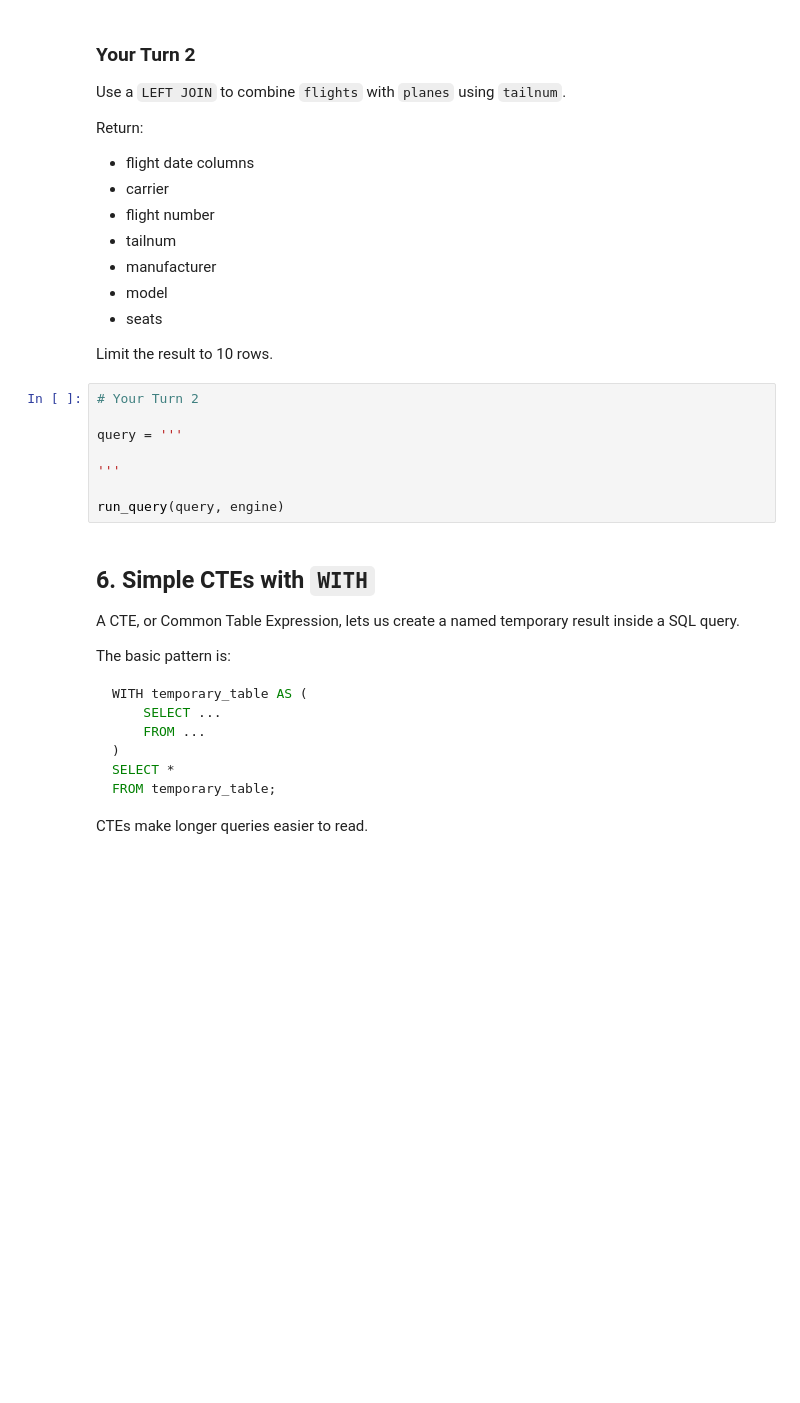
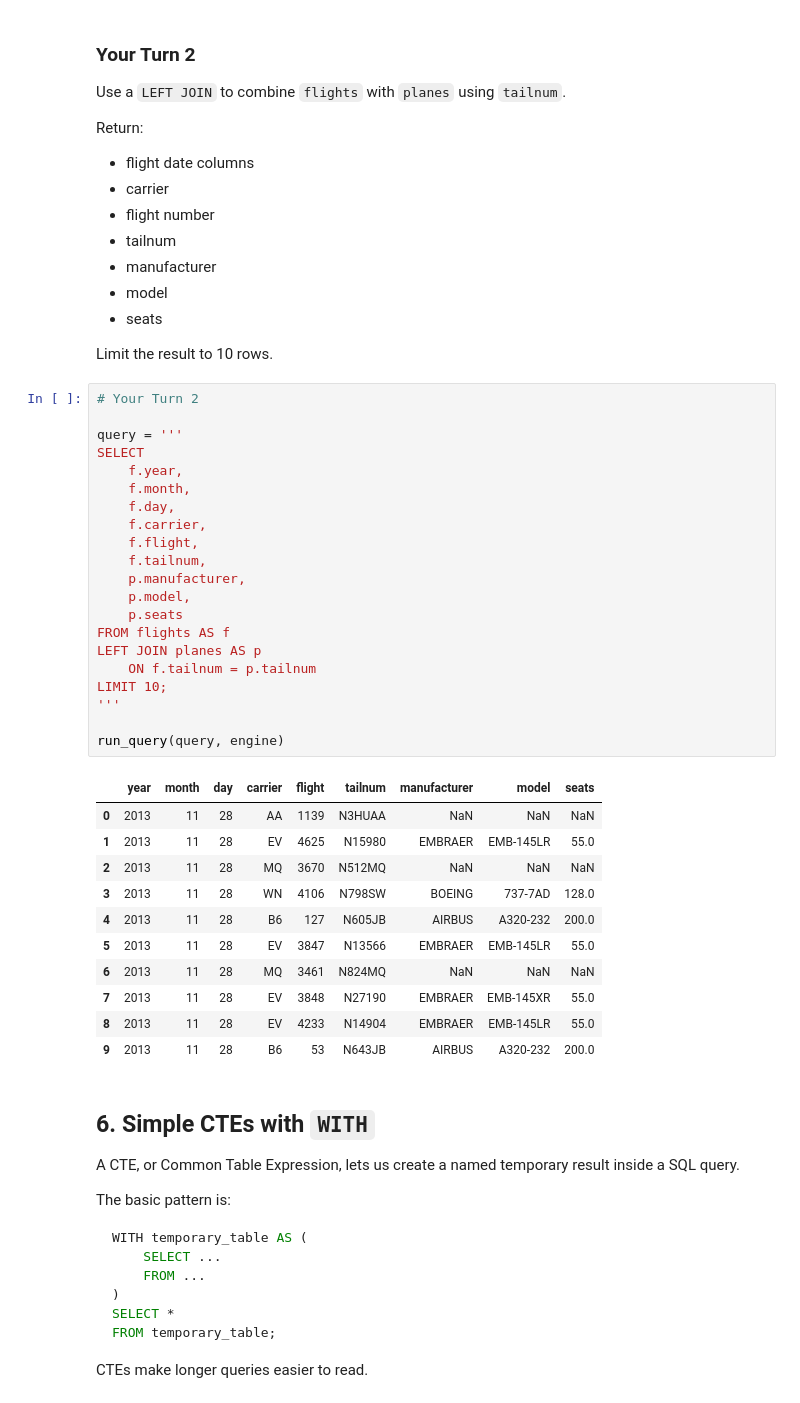
Before and after one commit to patriciaison/ban6003-week-09-10-mariapatriciaison, a Jupyter notebook: notebooks/module10_sql_joins_abt_guided_lab.ipynb, the cells around one changed output. Drawn from its saved outputs; the diff is of its cells as text; blank space fills up the shorter version.

```diff
--- a/notebooks/module10_sql_joins_abt_guided_lab.ipynb
+++ b/notebooks/module10_sql_joins_abt_guided_lab.ipynb
@@ -351,11 +424,36 @@ Limit the result to 10 rows.
 # %%
 # Your Turn 2
 
 query = '''
-
+SELECT
+    f.year,
+    f.month,
+    f.day,
+    f.carrier,
+    f.flight,
+    f.tailnum,
+    p.manufacturer,
+    p.model,
+    p.seats
+FROM flights AS f
+LEFT JOIN planes AS p
+    ON f.tailnum = p.tailnum
+LIMIT 10;
 '''
 
 run_query(query, engine)
+# %% [output]
+|  | year | month | day | carrier | flight | tailnum | manufacturer | model | seats |
+| 0 | 2013 | 11 | 28 | AA | 1139 | N3HUAA | NaN | NaN | NaN |
+| 1 | 2013 | 11 | 28 | EV | 4625 | N15980 | EMBRAER | EMB-145LR | 55.0 |
+| 2 | 2013 | 11 | 28 | MQ | 3670 | N512MQ | NaN | NaN | NaN |
+| 3 | 2013 | 11 | 28 | WN | 4106 | N798SW | BOEING | 737-7AD | 128.0 |
+| 4 | 2013 | 11 | 28 | B6 | 127 | N605JB | AIRBUS | A320-232 | 200.0 |
+| 5 | 2013 | 11 | 28 | EV | 3847 | N13566 | EMBRAER | EMB-145LR | 55.0 |
+| 6 | 2013 | 11 | 28 | MQ | 3461 | N824MQ | NaN | NaN | NaN |
+| 7 | 2013 | 11 | 28 | EV | 3848 | N27190 | EMBRAER | EMB-145XR | 55.0 |
+| 8 | 2013 | 11 | 28 | EV | 4233 | N14904 | EMBRAER | EMB-145LR | 55.0 |
+| 9 | 2013 | 11 | 28 | B6 | 53 | N643JB | AIRBUS | A320-232 | 200.0 |
 # %% [markdown]
 ## 6. Simple CTEs with `WITH`
 
```
Also changed, not shown: parts of 34 cells of this notebook, 2 other files.
